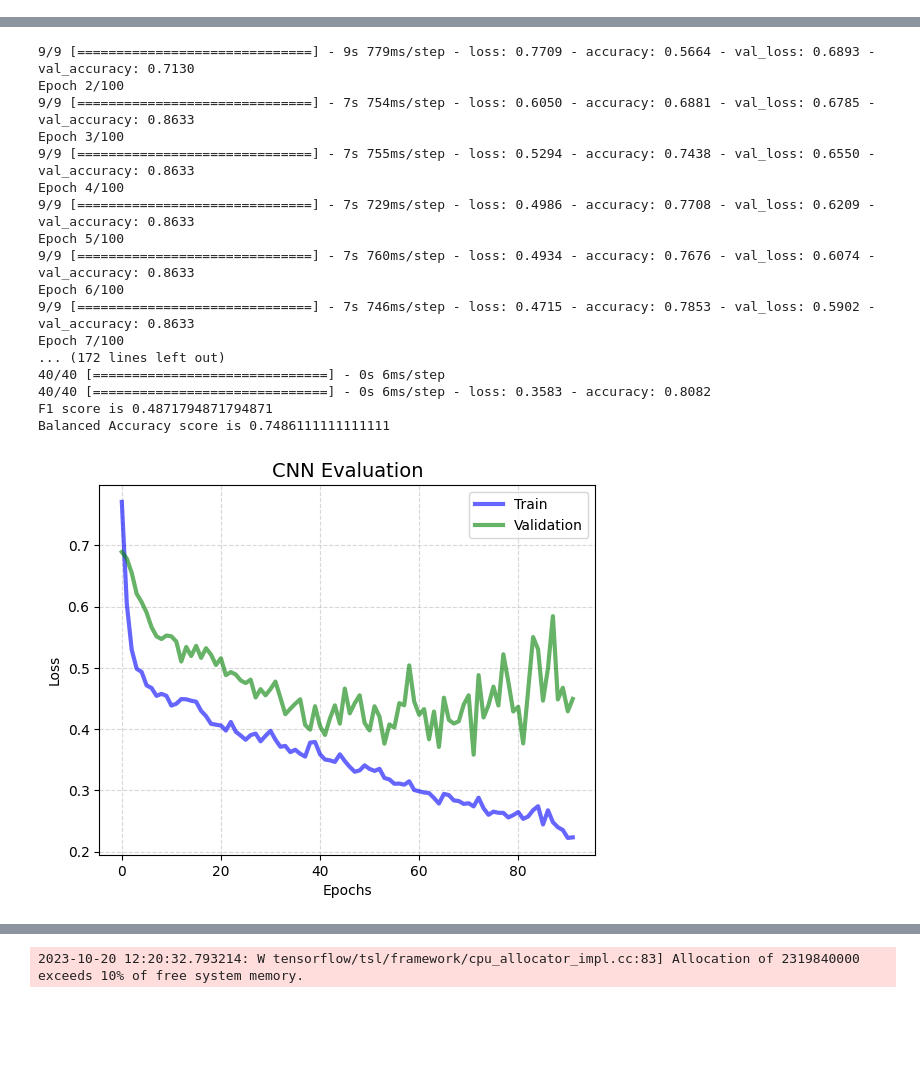
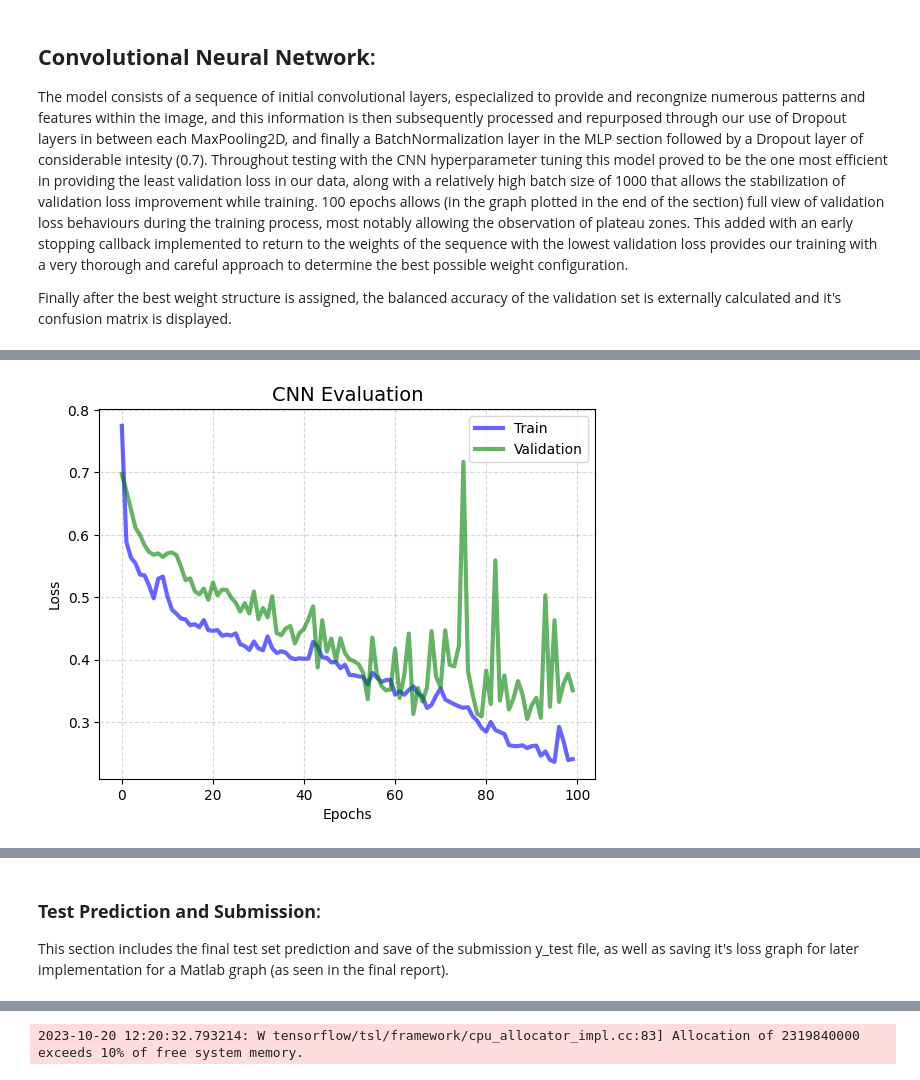
Before and after one commit to FilipeJInacio/ML, a Jupyter notebook: task3/task3.ipynb, the cells around one changed output, grey strips where cells are left out. Cells and saved outputs as stored; diff of their text form; code cells hidden in the pictures; blank space fills up the shorter version.

```diff
--- a/task3/task3.ipynb
+++ b/task3/task3.ipynb
@@ -28,20 +29,21 @@ Input files are loaded into variables *x*, *y* and *x_project*, this last one be
 
 augmented_class2 = []
 
-# Load data
 x = np.load("Xtrain_Classification1.npy")
 y = np.load("ytrain_Classification1.npy")
 x_test = np.load("Xtest_Classification1.npy")
 
 # 255 is the biggest number any value of x can take
 
-# x = np.reshape(x,(len(x),28,28,3))
+x = np.reshape(x,(len(x),28,28,3))
 
 x = (x).astype('float32')/255.0
 
+x_test = np.reshape(x_test,(len(x_test),28,28,3))
+
+x_test = (x_test).astype('float32')/255.0
+
 X_train, X_val, y_train, y_val = train_test_split(x, y, test_size = 0.2)
-
-y_val_tl = tf.keras.utils.to_categorical(y_val)
 
 class1 = X_train[y_train == 0]
 class2 = X_train[y_train == 1]
@@ -52,10 +54,10 @@ n_class2 = len([0 for i in range(y_train.shape[0]) if y_train[i] == 1])
 print(f'There is a {(n_class1/(n_class1 + n_class2)) * 100} proportion between classes')
 print(f'There is a {(n_class2/(n_class1 + n_class2)) * 100} proportion between classes')
 
+'''
+
 smote = SMOTE()
 X_train_balanced, y_train_balanced = smote.fit_resample(X_train, y_train)
-
-y_train_tl = tf.keras.utils.to_categorical(y_train_balanced)
 
 X_train_balanced = np.reshape(X_train_balanced,(len(X_train_balanced),28,28,3))
 X_val = np.reshape(X_val,(len(X_val),28,28,3))
@@ -68,6 +70,7 @@ for i in range(100):
     plt.axis("off")
 
 '''
+
 data_augmentation = tf.keras.Sequential([
   tf.keras.layers.RandomFlip("horizontal_and_vertical"),
   tf.keras.layers.RandomRotation(0.5),
@@ -83,7 +86,7 @@ augmented_class2 = np.vstack(augmented_class2)
 X_train_balanced = np.vstack([X_train, augmented_class2])
 y_train_balanced = np.concatenate([y_train, np.ones(n_class1 - n_class2)])
 
-'''
+
 
 y_train_balanced = tf.keras.utils.to_categorical(y_train_balanced,2)
 y_val = tf.keras.utils.to_categorical(y_val,2)
@@ -94,51 +96,38 @@ There is a 14.131521087347593 proportion between classes
+# %% [markdown]
+## **Convolutional Neural Network**:
+
+The model consists of a sequence of initial convolutional layers, especialized to provide and recongnize numerous patterns and features within the image, and this information is then subsequently processed and repurposed through our use of Dropout layers in between each MaxPooling2D, and finally a BatchNormalization layer in the MLP section followed by a Dropout layer of considerable intesity (0.7). Throughout testing with the CNN hyperparameter tuning this model proved to be the one most efficient in providing the least validation loss in our data, along with a relatively high batch size of 1000 that allows the stabilization of validation loss improvement while training. 100 epochs allows (in the graph plotted in the end of the section) full view of validation loss behaviours during the training process, most notably allowing the observation of plateau zones. This added with an early stopping callback implemented to return to the weights of the sequence with the lowest validation loss provides our training with a very thorough and careful approach to determine the best possible weight configuration.
+
+Finally after the best weight structure is assigned, the balanced accuracy of the validation set is externally calculated and it's confusion matrix is displayed.
 # %%
 batch_size = 1000
 lr = 0.001
 epochs = 100
 
-
-
 model_MLP = tf.keras.models.Sequential([
-    tf.keras.layers.Conv2D(32, kernel_size=(3, 3), activation='relu', input_shape=(28, 28, 3)),
+    tf.keras.layers.Conv2D(32, kernel_size=(3, 3), activation='relu',input_shape=(28, 28, 3)),
+    tf.keras.layers.Conv2D(32, kernel_size=(3, 3), activation='relu'),
     tf.keras.layers.Conv2D(32, kernel_size=(3, 3), activation='relu'),
     tf.keras.layers.MaxPooling2D(pool_size=(2, 2),strides=2),
-    tf.keras.layers.Dropout(0.05),
+    tf.keras.layers.Dropout(0.2),
     tf.keras.layers.Conv2D(64, kernel_size=(3, 3), activation='relu'),
     tf.keras.layers.MaxPooling2D(pool_size=(2, 2),strides=2),
-    tf.keras.layers.Dropout(0.05),
+    tf.keras.layers.Dropout(0.3),
     tf.keras.layers.Conv2D(128, kernel_size=(3, 3), activation='relu'),
     tf.keras.layers.MaxPooling2D(pool_size=(2, 2),strides=2),
-    tf.keras.layers.Dropout(0.05),
+    tf.keras.layers.Dropout(0.3),
     tf.keras.layers.Flatten(),
-    tf.keras.layers.Dense(128, activation='relu'),
+    tf.keras.layers.Dense(64, activation='relu'),
     tf.keras.layers.BatchNormalization(),
-    tf.keras.layers.Dropout(0.05),
+    tf.keras.layers.Dropout(0.7),
     tf.keras.layers.Dense(2, activation='softmax')
 ])
-
-'''
-model_MLP = tf.keras.models.Sequential([
-    tf.keras.layers.RandomRotation(factor = 0.2),
-    tf.keras.layers.Conv2D(16, kernel_size=(3, 3), activation='relu', input_shape=(28, 28, 3)),
-    tf.keras.layers.MaxPooling2D(pool_size=(2, 2),strides=2),
-    tf.keras.layers.Conv2D(16, kernel_size=(3, 3), activation='relu'),
-    tf.keras.layers.MaxPooling2D(pool_size=(2, 2),strides=2),
-    tf.keras.layers.Flatten(),
-    tf.keras.layers.Dense(608, activation='relu'),
-    tf.keras.layers.Dropout(0.3),
-    tf.keras.layers.Dense(608, activation='relu'),
-    tf.keras.layers.Dropout(0.3),
-    tf.keras.layers.Dense(608, activation='relu'),
-    tf.keras.layers.Dropout(0.3),
-    tf.keras.layers.Dense(2, activation='softmax')
-])
-'''
 
 model_MLP.summary()
 
 adam = tf.keras.optimizers.Adam(learning_rate = lr)
 model_MLP.compile(optimizer = adam,
-              loss = tf.keras.losses.BinaryCrossentropy(from_logits=True),
+              loss = 'categorical_crossentropy',
               metrics = ['accuracy'])
 
 early_callback = tf.keras.callbacks.EarlyStopping(monitor = 'val_loss', patience = 20, verbose = 1, restore_best_weights = True)
@@ -187,18 +176 @@ Epoch 1/100
-9/9 [==============================] - 9s 779ms/step - loss: 0.7709 - accuracy: 0.5664 - val_loss: 0.6893 - val_accuracy: 0.7130
-Epoch 2/100
-9/9 [==============================] - 7s 754ms/step - loss: 0.6050 - accuracy: 0.6881 - val_loss: 0.6785 - val_accuracy: 0.8633
-Epoch 3/100
-9/9 [==============================] - 7s 755ms/step - loss: 0.5294 - accuracy: 0.7438 - val_loss: 0.6550 - val_accuracy: 0.8633
-Epoch 4/100
-9/9 [==============================] - 7s 729ms/step - loss: 0.4986 - accuracy: 0.7708 - val_loss: 0.6209 - val_accuracy: 0.8633
-Epoch 5/100
-9/9 [==============================] - 7s 760ms/step - loss: 0.4934 - accuracy: 0.7676 - val_loss: 0.6074 - val_accuracy: 0.8633
-Epoch 6/100
-9/9 [==============================] - 7s 746ms/step - loss: 0.4715 - accuracy: 0.7853 - val_loss: 0.5902 - val_accuracy: 0.8633
-Epoch 7/100
-... (172 lines left out)
-40/40 [==============================] - 0s 6ms/step
-40/40 [==============================] - 0s 6ms/step - loss: 0.3583 - accuracy: 0.8082
-F1 score is 0.4871794871794871
-Balanced Accuracy score is 0.7486111111111111
-[figure, old version]
+[figure, new version]
@@ -205,0 +178,4 @@ Balanced Accuracy score is 0.7486111111111111
+# %% [markdown]
+### **Test Prediction and Submission**:
+
+This section includes the final test set prediction and save of the submission y_test file, as well as saving it's loss graph for later implementation for a Matlab graph (as seen in the final report).
```
Also changed, not shown: parts of 21 cells of this notebook, 6 other files.
